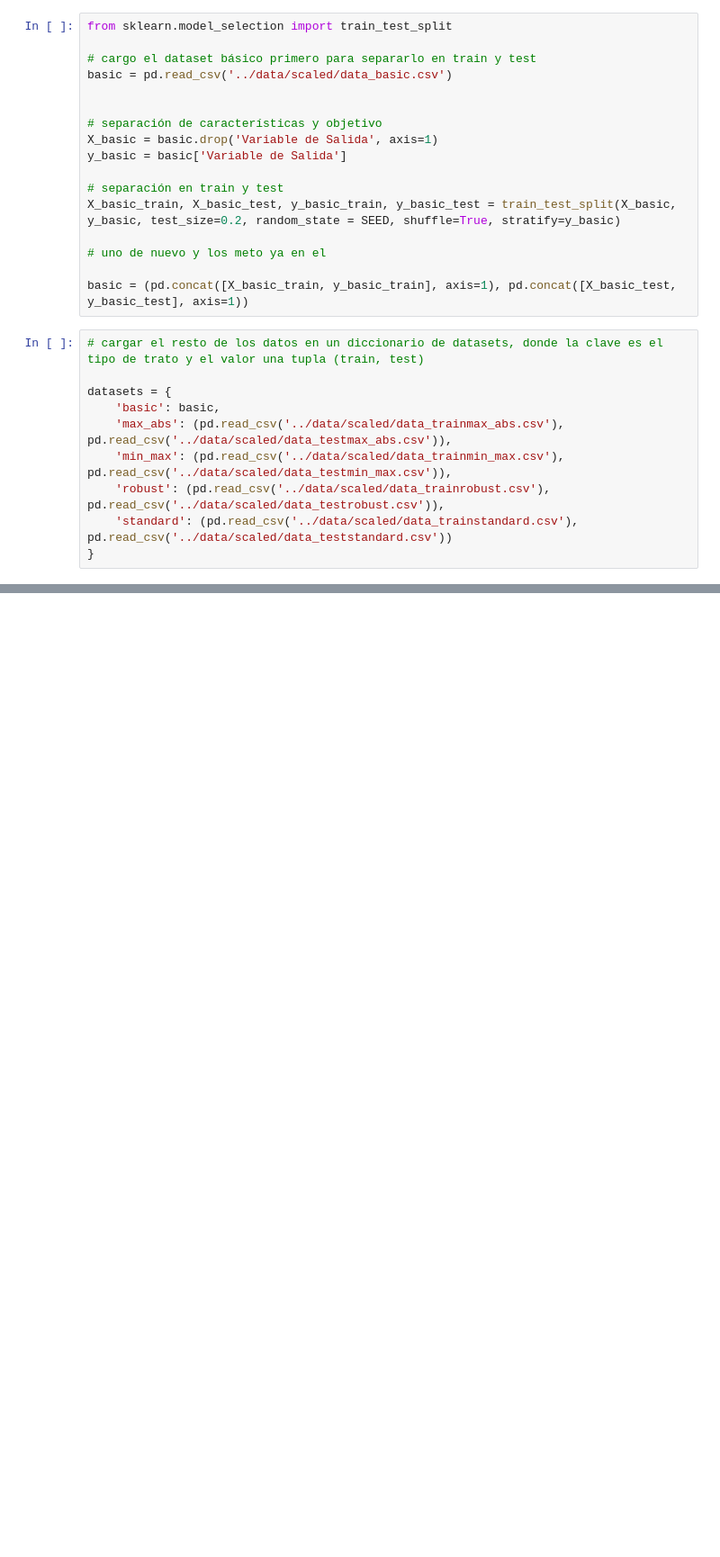
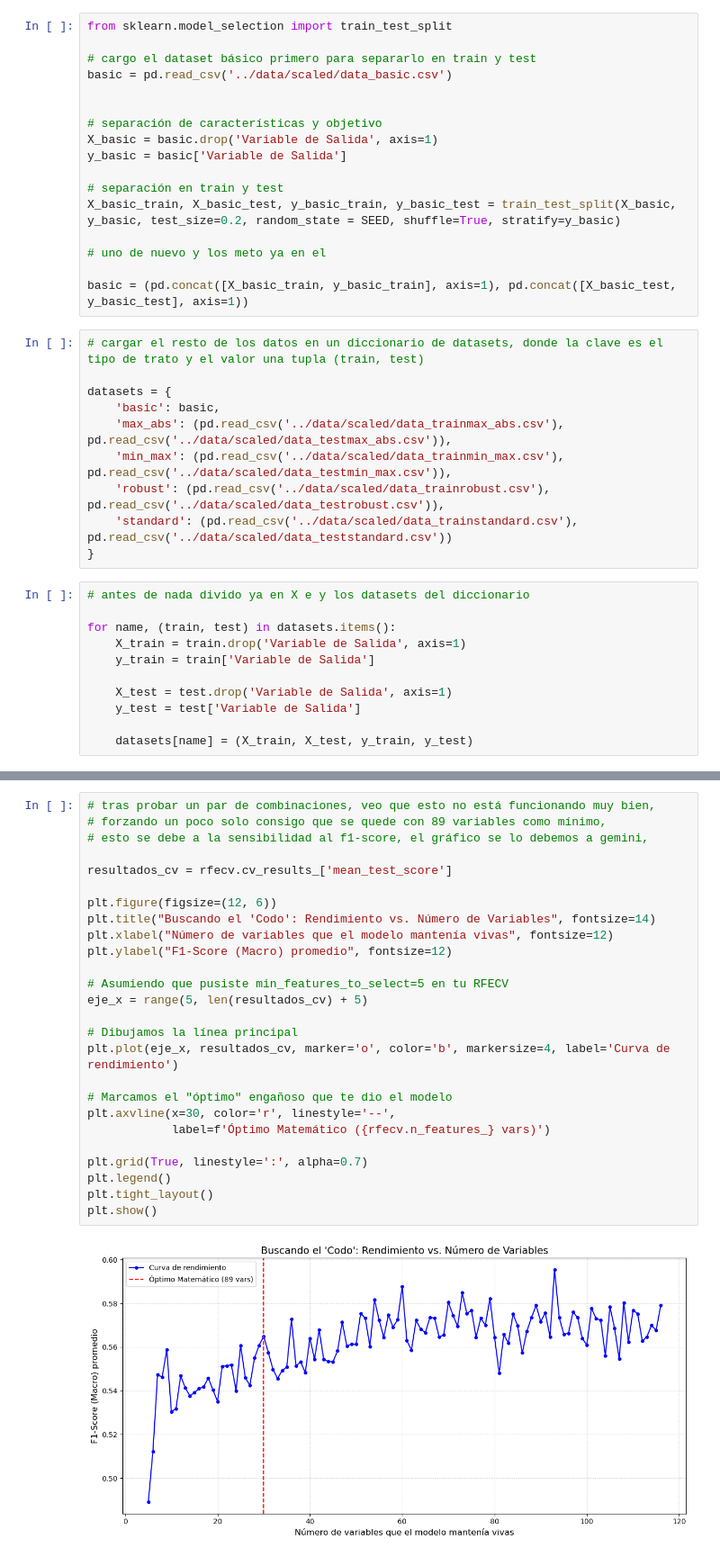
Before and after one commit to marrtinpenedo/PLUTO, a Jupyter notebook: notebooks/5_feature_selection.ipynb, the cells around one changed output, grey strips where cells are left out. Shown at 90% size. Saved outputs shown, nothing was run; the diff lists cells and outputs as text; blank space fills up the shorter version.

```diff
--- a/notebooks/5_feature_selection.ipynb
+++ b/notebooks/5_feature_selection.ipynb
@@ -31,3 +32,14 @@ datasets = {
     'robust': (pd.read_csv('../data/scaled/data_trainrobust.csv'), pd.read_csv('../data/scaled/data_testrobust.csv')),
     'standard': (pd.read_csv('../data/scaled/data_trainstandard.csv'), pd.read_csv('../data/scaled/data_teststandard.csv'))
 }
+# %%
+# antes de nada divido ya en X e y los datasets del diccionario
+
+for name, (train, test) in datasets.items():
+    X_train = train.drop('Variable de Salida', axis=1)
+    y_train = train['Variable de Salida']
+
+    X_test = test.drop('Variable de Salida', axis=1)
+    y_test = test['Variable de Salida']
+
+    datasets[name] = (X_train, X_test, y_train, y_test)
@@ -33,0 +90,28 @@ datasets = {
+# %%
+# tras probar un par de combinaciones, veo que esto no está funcionando muy bien,
+# forzando un poco solo consigo que se quede con 89 variables como mínimo,
+# esto se debe a la sensibilidad al f1-score, el gráfico se lo debemos a gemini,
+
+resultados_cv = rfecv.cv_results_['mean_test_score']
+
+plt.figure(figsize=(12, 6))
+plt.title("Buscando el 'Codo': Rendimiento vs. Número de Variables", fontsize=14)
+plt.xlabel("Número de variables que el modelo mantenía vivas", fontsize=12)
+plt.ylabel("F1-Score (Macro) promedio", fontsize=12)
+
+# Asumiendo que pusiste min_features_to_select=5 en tu RFECV
+eje_x = range(5, len(resultados_cv) + 5)
+
+# Dibujamos la línea principal
+plt.plot(eje_x, resultados_cv, marker='o', color='b', markersize=4, label='Curva de rendimiento')
+
+# Marcamos el "óptimo" engañoso que te dio el modelo
+plt.axvline(x=30, color='r', linestyle='--',
+            label=f'Óptimo Matemático ({rfecv.n_features_} vars)')
+
+plt.grid(True, linestyle=':', alpha=0.7)
+plt.legend()
+plt.tight_layout()
+plt.show()
+# %% [output]
+[figure, added]
```
Also changed, not shown: parts of 16 cells of this notebook, 11 other files.
